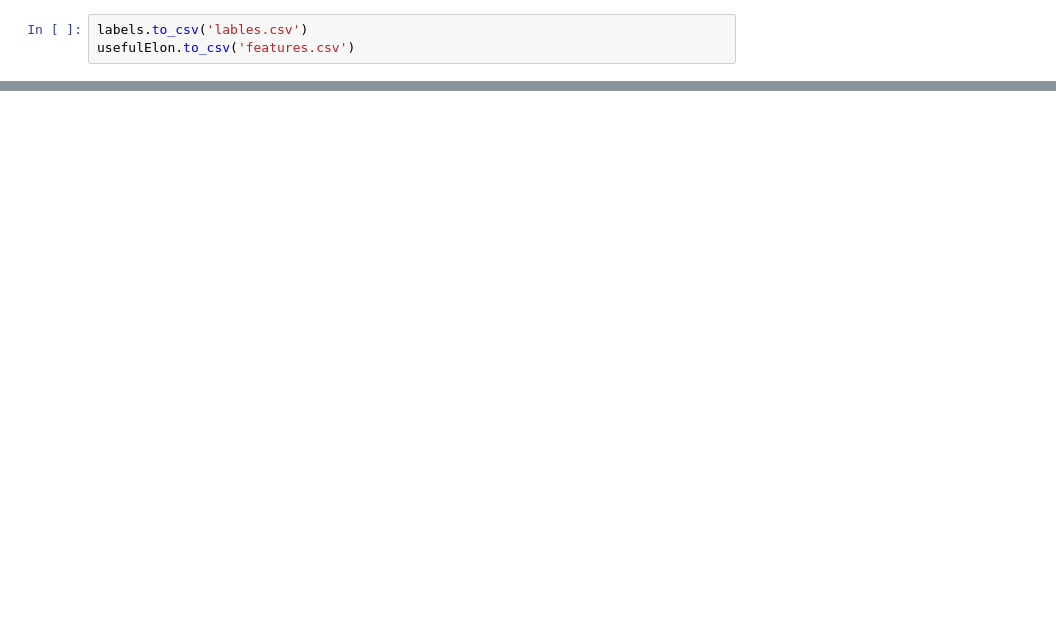
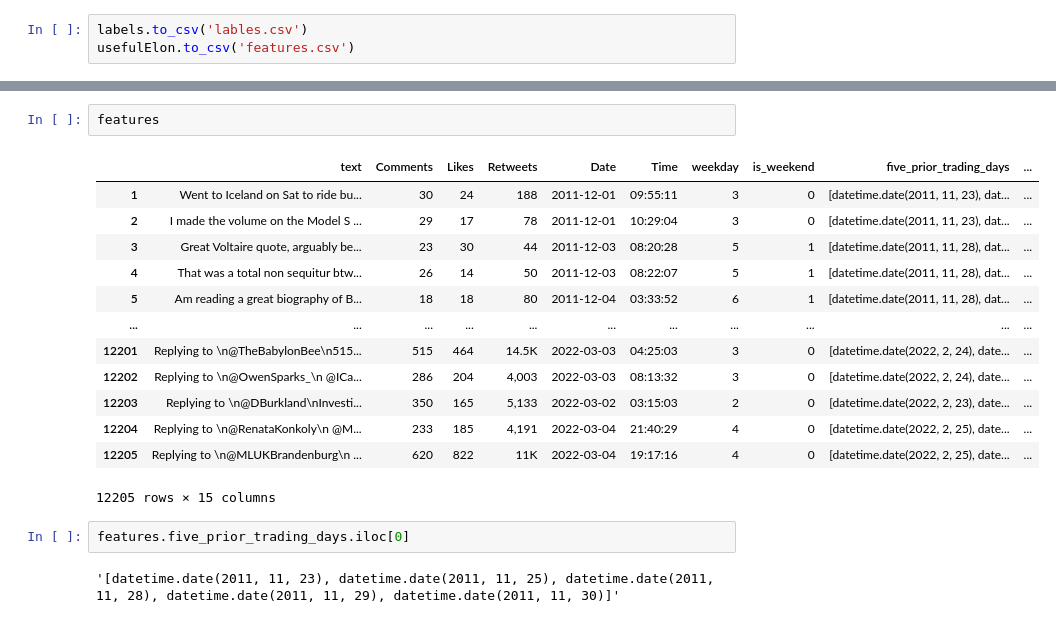
Before and after one commit to rfcarnemolla/deep_learning_group16, a Jupyter notebook: data.ipynb, the cells around one changed output, grey strips where cells are left out. Saved outputs shown, nothing was run; the diff lists cells and outputs as text; blank space fills up the shorter version.

```diff
--- a/data.ipynb
+++ b/data.ipynb
@@ -166,0 +169,20 @@ usefulElon.to_csv('features.csv')
+# %%
+features
+# %% [output]
+|  | text | Comments | Likes | Retweets | Date | Time | weekday | is_weekend | five_prior_trading_days | ... |
+| 1 | Went to Iceland on Sat to ride bu... | 30 | 24 | 188 | 2011-12-01 | 09:55:11 | 3 | 0 | [datetime.date(2011, 11, 23), dat... | ... |
+| 2 | I made the volume on the Model S ... | 29 | 17 | 78 | 2011-12-01 | 10:29:04 | 3 | 0 | [datetime.date(2011, 11, 23), dat... | ... |
+| 3 | Great Voltaire quote, arguably be... | 23 | 30 | 44 | 2011-12-03 | 08:20:28 | 5 | 1 | [datetime.date(2011, 11, 28), dat... | ... |
+| 4 | That was a total non sequitur btw... | 26 | 14 | 50 | 2011-12-03 | 08:22:07 | 5 | 1 | [datetime.date(2011, 11, 28), dat... | ... |
+| 5 | Am reading a great biography of B... | 18 | 18 | 80 | 2011-12-04 | 03:33:52 | 6 | 1 | [datetime.date(2011, 11, 28), dat... | ... |
+| ... | ... | ... | ... | ... | ... | ... | ... | ... | ... | ... |
+| 12201 | Replying to \n@TheBabylonBee\n515... | 515 | 464 | 14.5K | 2022-03-03 | 04:25:03 | 3 | 0 | [datetime.date(2022, 2, 24), date... | ... |
+| 12202 | Replying to \n@OwenSparks_\n @ICa... | 286 | 204 | 4,003 | 2022-03-03 | 08:13:32 | 3 | 0 | [datetime.date(2022, 2, 24), date... | ... |
+| 12203 | Replying to \n@DBurkland\nInvesti... | 350 | 165 | 5,133 | 2022-03-02 | 03:15:03 | 2 | 0 | [datetime.date(2022, 2, 23), date... | ... |
+| 12204 | Replying to \n@RenataKonkoly\n @M... | 233 | 185 | 4,191 | 2022-03-04 | 21:40:29 | 4 | 0 | [datetime.date(2022, 2, 25), date... | ... |
+| 12205 | Replying to \n@MLUKBrandenburg\n ... | 620 | 822 | 11K | 2022-03-04 | 19:17:16 | 4 | 0 | [datetime.date(2022, 2, 25), date... | ... |
+12205 rows × 15 columns
+# %%
+features.five_prior_trading_days.iloc[0]
+# %% [output]
+'[datetime.date(2011, 11, 23), datetime.date(2011, 11, 25), datetime.date(2011, 11, 28), datetime.date(2011, 11, 29), datetime.date(2011, 11, 30)]'
```
Also changed, not shown: parts of 10 cells of this notebook, 1 other file.
